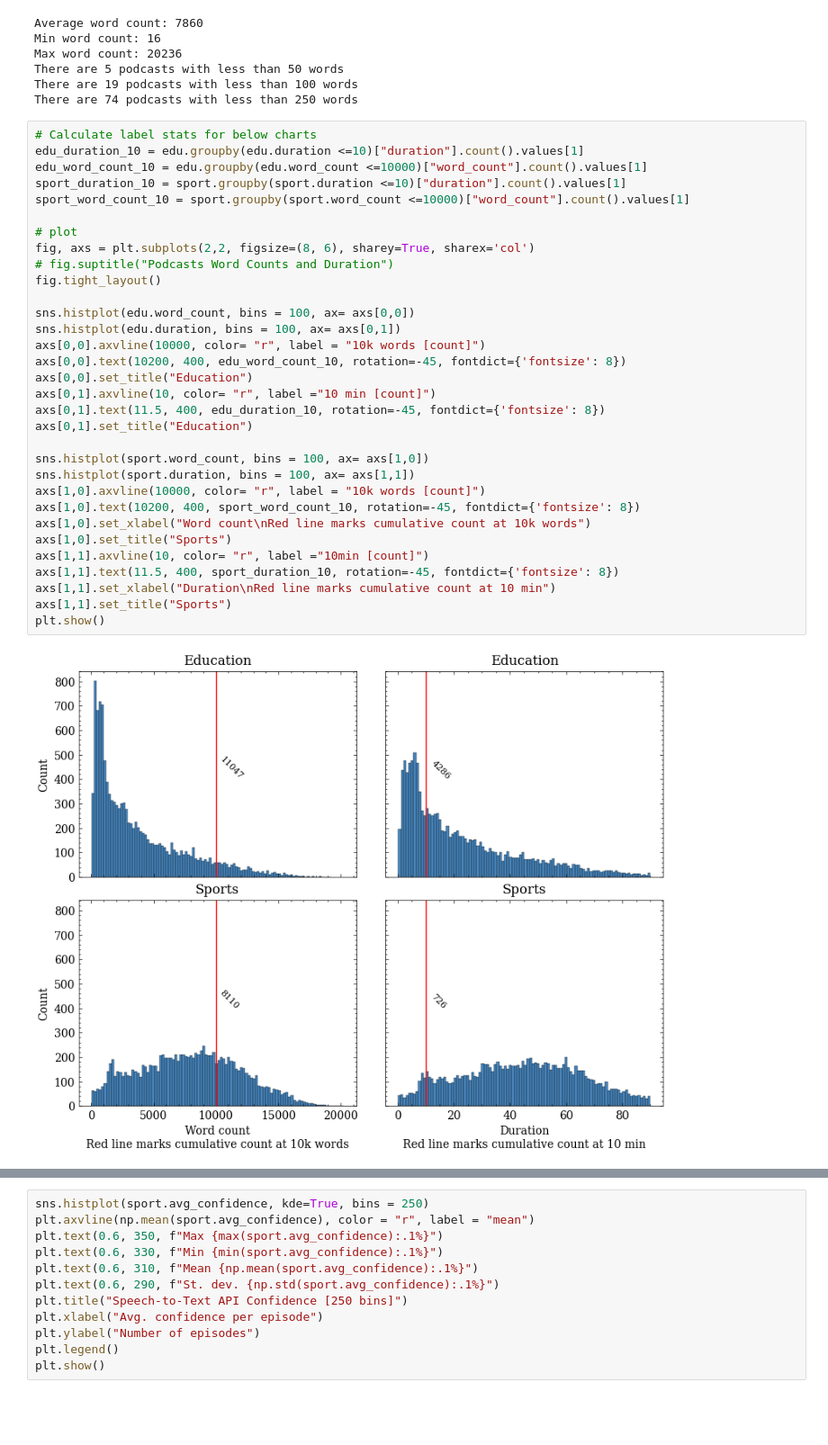
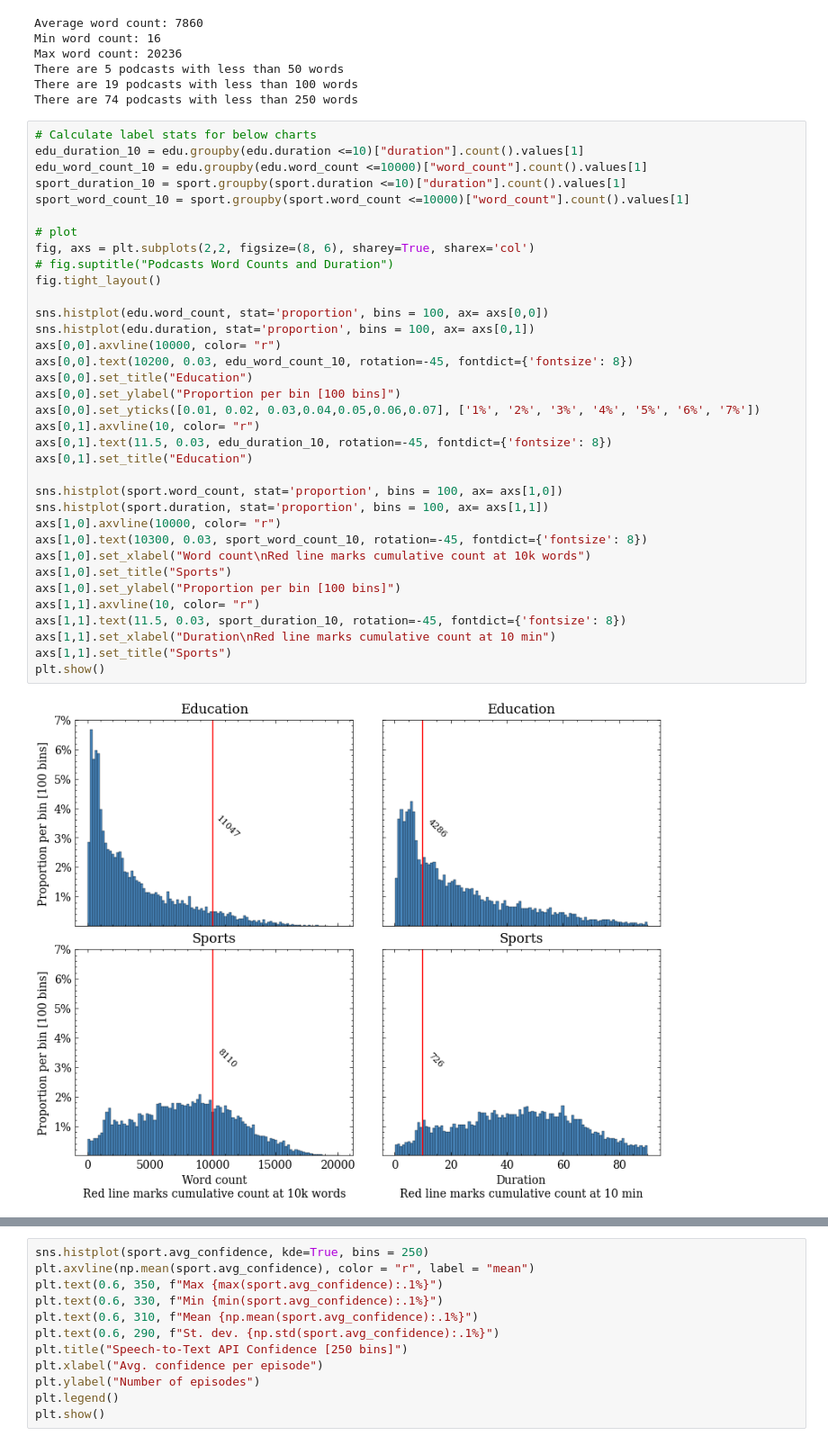
Before and after one commit to OskarMunck/Thesis, a Jupyter notebook: 1.EDA.ipynb, the cells around one changed output, grey strips where cells are left out. Shown at 90% size. Saved outputs shown, nothing was run; the diff lists cells and outputs as text; blank space fills up the shorter version.

```diff
--- a/1.EDA.ipynb
+++ b/1.EDA.ipynb
@@ -376,37 +377,40 @@ There are 74 podcasts with less than 250 words
 # %%
 # Calculate label stats for below charts
 edu_duration_10 = edu.groupby(edu.duration <=10)["duration"].count().values[1]
 edu_word_count_10 = edu.groupby(edu.word_count <=10000)["word_count"].count().values[1]
 sport_duration_10 = sport.groupby(sport.duration <=10)["duration"].count().values[1]
 sport_word_count_10 = sport.groupby(sport.word_count <=10000)["word_count"].count().values[1]
 
 # plot
 fig, axs = plt.subplots(2,2, figsize=(8, 6), sharey=True, sharex='col')
 # fig.suptitle("Podcasts Word Counts and Duration")
 fig.tight_layout()
 
-sns.histplot(edu.word_count, bins = 100, ax= axs[0,0])
-sns.histplot(edu.duration, bins = 100, ax= axs[0,1])
-axs[0,0].axvline(10000, color= "r", label = "10k words [count]")
-axs[0,0].text(10200, 400, edu_word_count_10, rotation=-45, fontdict={'fontsize': 8})
+sns.histplot(edu.word_count, stat='proportion', bins = 100, ax= axs[0,0])
+sns.histplot(edu.duration, stat='proportion', bins = 100, ax= axs[0,1])
+axs[0,0].axvline(10000, color= "r")
+axs[0,0].text(10200, 0.03, edu_word_count_10, rotation=-45, fontdict={'fontsize': 8})
 axs[0,0].set_title("Education")
-axs[0,1].axvline(10, color= "r", label ="10 min [count]")
-axs[0,1].text(11.5, 400, edu_duration_10, rotation=-45, fontdict={'fontsize': 8})
+axs[0,0].set_ylabel("Proportion per bin [100 bins]")
+axs[0,0].set_yticks([0.01, 0.02, 0.03,0.04,0.05,0.06,0.07], ['1%', '2%', '3%', '4%', '5%', '6%', '7%'])
+axs[0,1].axvline(10, color= "r")
+axs[0,1].text(11.5, 0.03, edu_duration_10, rotation=-45, fontdict={'fontsize': 8})
 axs[0,1].set_title("Education")
 
-sns.histplot(sport.word_count, bins = 100, ax= axs[1,0])
-sns.histplot(sport.duration, bins = 100, ax= axs[1,1])
-axs[1,0].axvline(10000, color= "r", label = "10k words [count]")
-axs[1,0].text(10200, 400, sport_word_count_10, rotation=-45, fontdict={'fontsize': 8})
+sns.histplot(sport.word_count, stat='proportion', bins = 100, ax= axs[1,0])
+sns.histplot(sport.duration, stat='proportion', bins = 100, ax= axs[1,1])
+axs[1,0].axvline(10000, color= "r")
+axs[1,0].text(10300, 0.03, sport_word_count_10, rotation=-45, fontdict={'fontsize': 8})
 axs[1,0].set_xlabel("Word count\nRed line marks cumulative count at 10k words")
 axs[1,0].set_title("Sports")
-axs[1,1].axvline(10, color= "r", label ="10min [count]")
-axs[1,1].text(11.5, 400, sport_duration_10, rotation=-45, fontdict={'fontsize': 8})
+axs[1,0].set_ylabel("Proportion per bin [100 bins]")
+axs[1,1].axvline(10, color= "r")
+axs[1,1].text(11.5, 0.03, sport_duration_10, rotation=-45, fontdict={'fontsize': 8})
 axs[1,1].set_xlabel("Duration\nRed line marks cumulative count at 10 min")
 axs[1,1].set_title("Sports")
 plt.show()
 # %% [output]
-[figure, old version]
+[figure, new version]
 # %%
 # plot
 fig, axs = plt.subplots(1,2, figsize=(9, 4), sharey=True)
```
Also changed, not shown: parts of 2 cells of this notebook, 2 other files.
